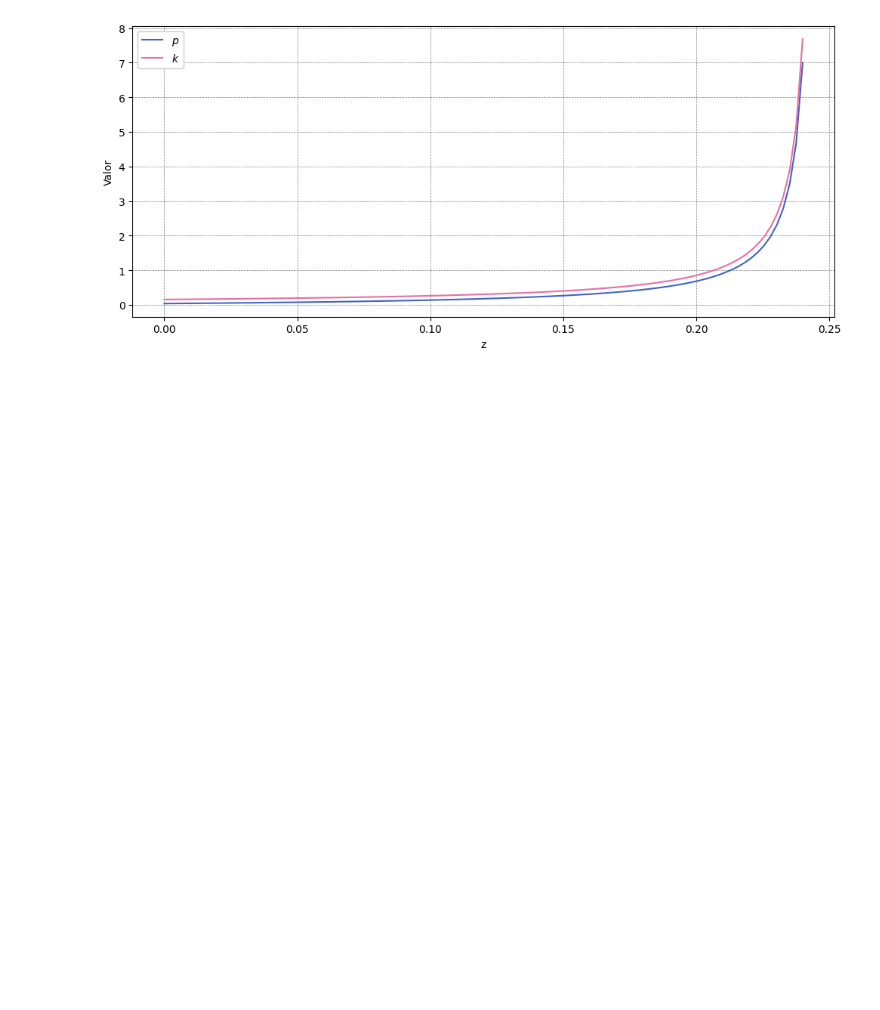
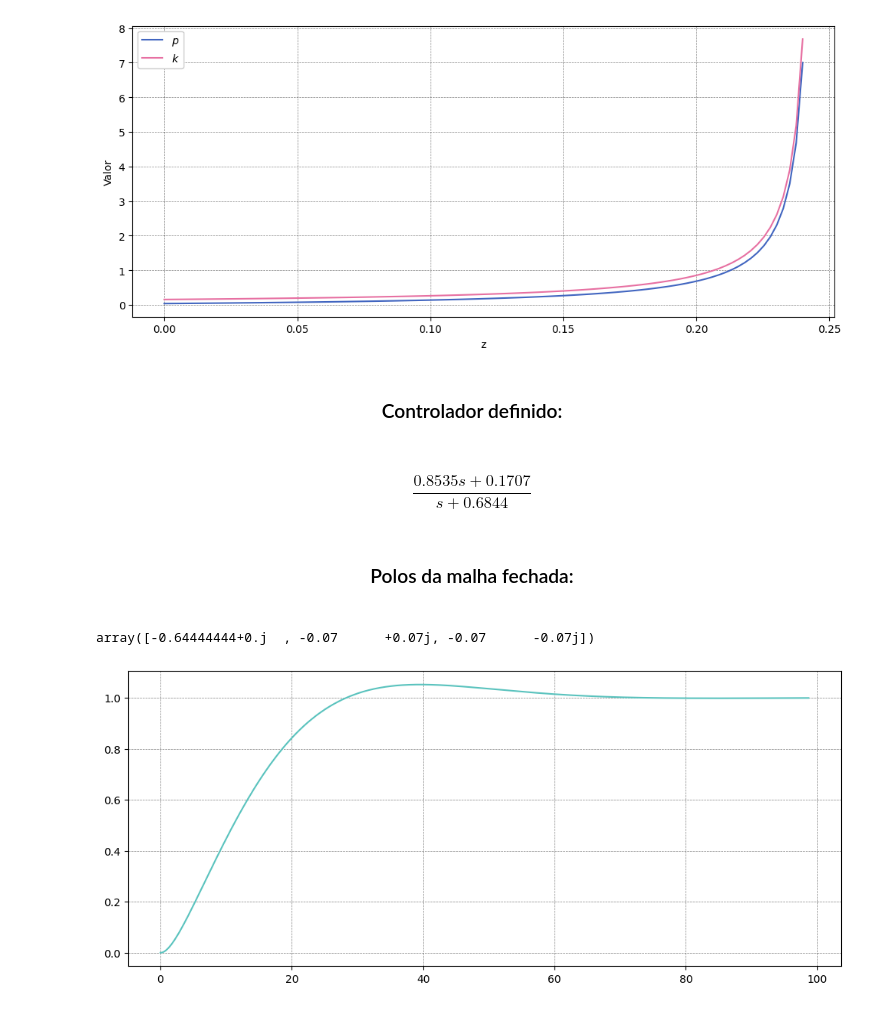
Before and after one commit to ErickNMA/TC, a Jupyter notebook: proj_LGR.ipynb, the cells around one changed output. Cells and saved outputs as stored; diff of their text form; code cells hidden in the pictures; blank space fills up the shorter version.

```diff
--- a/proj_LGR.ipynb
+++ b/proj_LGR.ipynb
@@ -92,3 +104,30 @@ plt.legend()
 plt.show()
 # %% [output]
 [figure]
+# %% [markdown]
+<h3 align='center'>Controlador definido:<h3>
+# %%
+z,p,k = matchLGR(0.2, G, pd)
+
+C = (k*((s+z)/(s+p)))
+C
+# %% [output]
+$$\frac{0.8535 s + 0.1707}{s + 0.6844}$$
+# %% [markdown]
+<h3 align='center'>Polos da malha fechada:<h3>
+# %%
+mf = ct.feedback(C*G)
+
+ct.poles(mf)
+# %% [output]
+array([-0.64444444+0.j  , -0.07      +0.07j, -0.07      -0.07j])
+# %%
+#Resposta ao degrau:
+sol = ct.step_response(mf)
+
+#Plot da curva:
+plt.figure()
+plt.plot(sol[0], sol[1], color='C2')
+plt.show()
+# %% [output]
+[figure, added]
```
Also changed, not shown: parts of 7 cells of this notebook.
